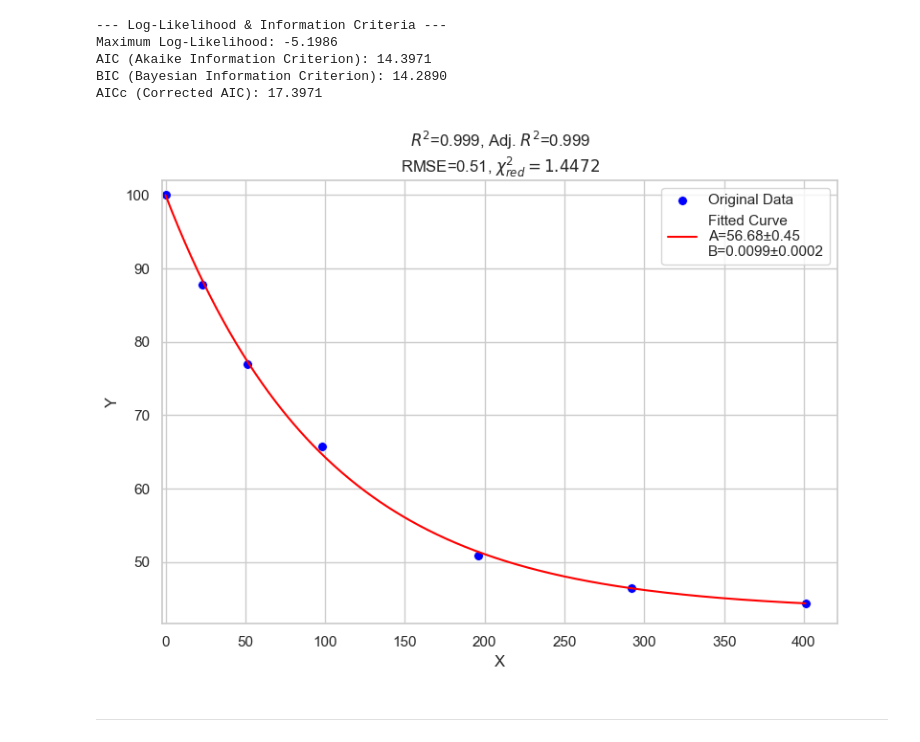
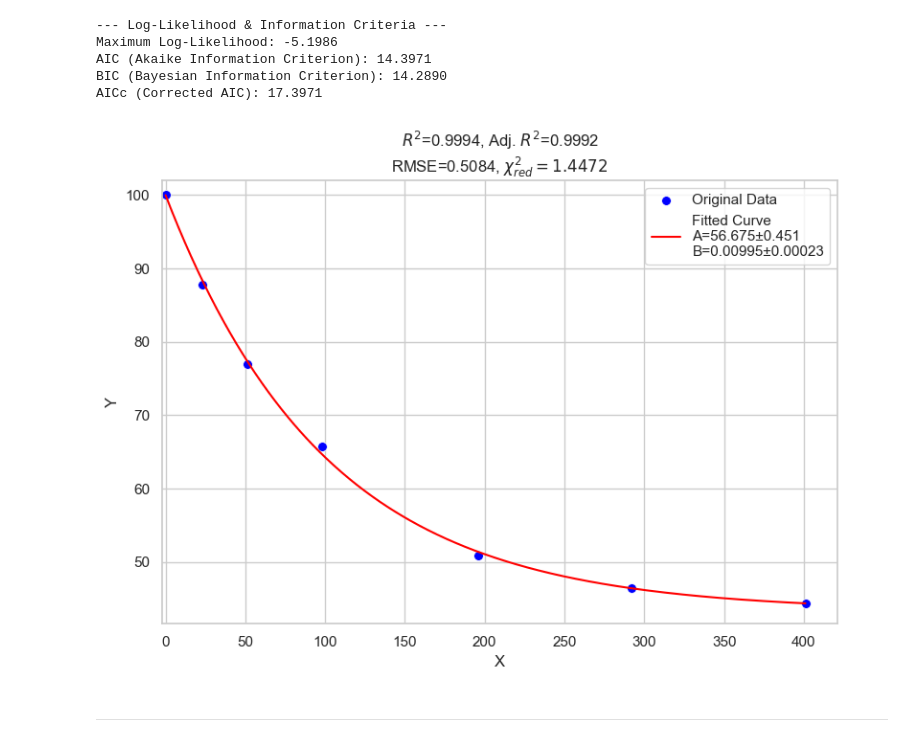
Before and after one commit to Yakovliev/quantopia, a Jupyter notebook: _sources/math/01_basics/weighted-least-squares-code-3.ipynb, the cells around one changed output. Drawn from its saved outputs; the diff is of its cells as text; code cells hidden in the pictures.

```diff
--- a/_sources/math/01_basics/weighted-least-squares-code-3.ipynb
+++ b/_sources/math/01_basics/weighted-least-squares-code-3.ipynb
@@ -315,26 +315,26 @@ AICc (Corrected AIC): 17.3971
 # %%
 plt.figure(figsize=(8, 6))
 sns.set_theme(style="whitegrid") # Sets a grid style similar to plt.grid(True)
 
 sns.scatterplot(x=results["x_data"], y=results["y_data"], label="Original Data", color='blue', s=50)
 
 x_plot = np.linspace(min(results["x_data"]), max(results["x_data"]), 500)
 y_plot = model_function(x_plot, results["fit_a"], results["fit_b"])
-sns.lineplot(x=x_plot, y=y_plot, color='red', label=f"Fitted Curve\nA={results['fit_a']:.2f}±{results['std_err_a']:.2f}\nB={results['fit_b']:.4f}±{results['std_err_b']:.4f}")
+sns.lineplot(x=x_plot, y=y_plot, color='red', label=f"Fitted Curve\nA={results['fit_a']:.3f}±{results['std_err_a']:.3f}\nB={results['fit_b']:.5f}±{results['std_err_b']:.5f}")
 
-plt.title(f"$R^2$={results['r_squared_weighted']:.3f}, Adj. $R^2$={results['r_squared_adj_weighted']:.3f}\nRMSE={results['rmse_weighted']:.2f}, $\\chi^2_{{red}}={results['reduced_chi_squared']:.4f}$")
+plt.title(f"$R^2$={results['r_squared_weighted']:.4f}, Adj. $R^2$={results['r_squared_adj_weighted']:.4f}\nRMSE={results['rmse_weighted']:.4f}, $\\chi^2_{{red}}={results['reduced_chi_squared']:.4f}$")
 
 plt.xlabel("X")
 plt.ylabel("Y")
 plt.legend()
 plt.grid(True)
 plt.xlim(xmin=-2)
 plt.ylim(ymax=102)
 
 plt.tight_layout()
 plt.show()
 # %% [output]
-[figure, old version]
+[figure, new version]
 # %% [markdown]
 ---
 # %% [markdown]
```
Also changed, not shown: parts of 2 cells of this notebook, 5 other files.
